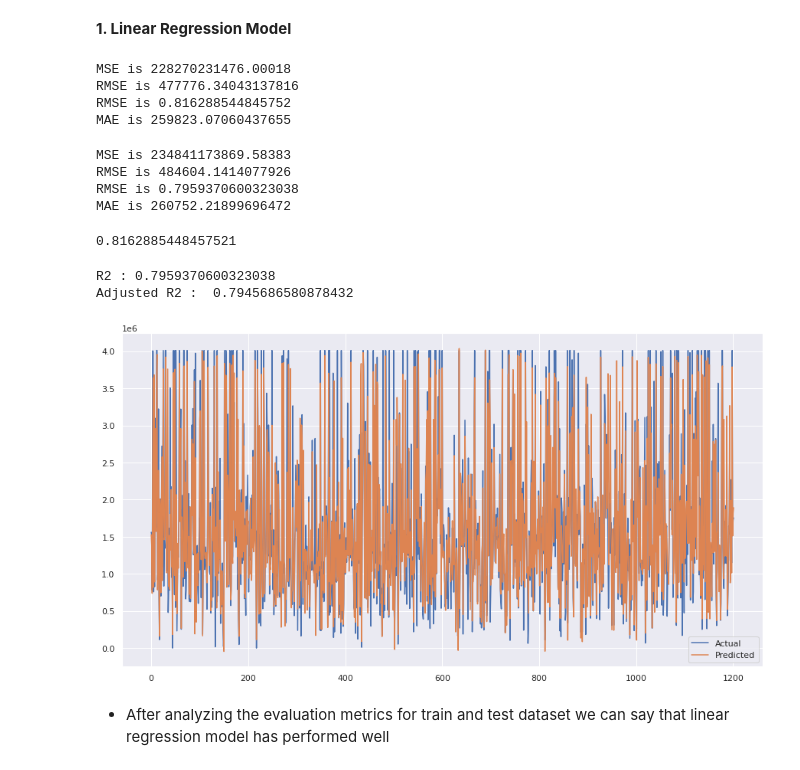
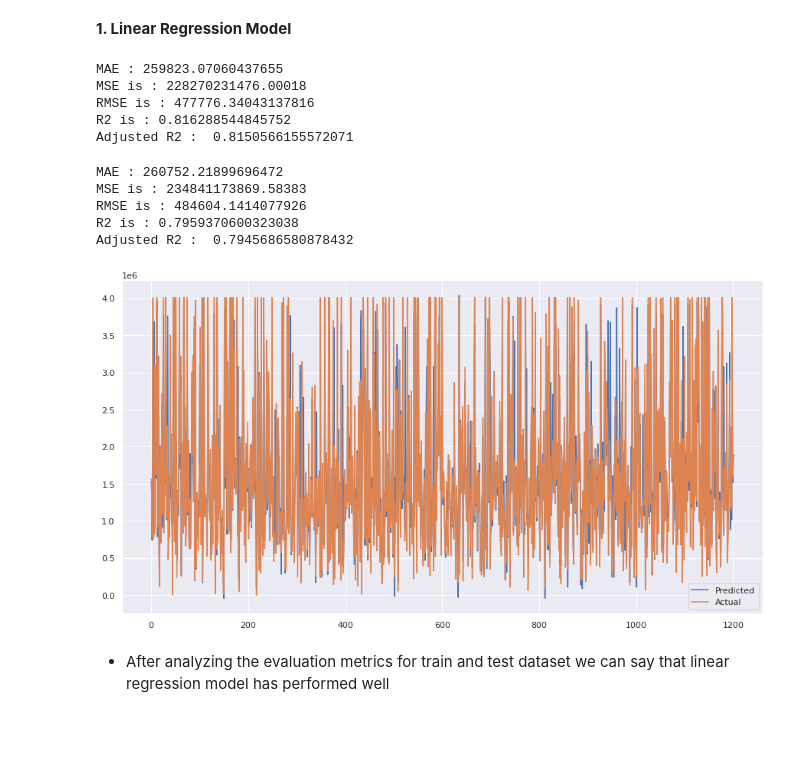
Before and after one commit to Aehteshaam-Shaikh/Ted-Talk-views-prediction, a Jupyter notebook: Ted_Talk_Views_Prediction.ipynb, the cells around one changed output. Drawn from its saved outputs; the diff is of its cells as text; code cells hidden in the pictures; blank space fills up the shorter version.

```diff
--- a/Ted_Talk_Views_Prediction.ipynb
+++ b/Ted_Talk_Views_Prediction.ipynb
@@ -680,41 +689,31 @@ def print_metrics(actual, predicted):
 # %%
 # printing the evaluation metrics for train dataset
-print_metrics(Y_train,Y_Train_pred)
+eval_metrics(Y_train,Y_Train_pred)
 # %% [output]
-MSE is 228270231476.00018
-RMSE is 477776.34043137816
-RMSE is 0.816288544845752
-MAE is 259823.07060437655
+MAE : 259823.07060437655
+MSE is : 228270231476.00018
+RMSE is : 477776.34043137816
+R2 is : 0.816288544845752
+Adjusted R2 :  0.8150566155572071
 # %%
 # printing the evaluation metrics for test dataset
-print_metrics(Y_test,Y_Test_pred)
+eval_metrics(Y_test,Y_Test_pred)
 # %% [output]
-MSE is 234841173869.58383
-RMSE is 484604.1414077926
-RMSE is 0.7959370600323038
-MAE is 260752.21899696472
+MAE : 260752.21899696472
+MSE is : 234841173869.58383
+RMSE is : 484604.1414077926
+R2 is : 0.7959370600323038
+Adjusted R2 :  0.7945686580878432
-# %%
-# Model score on train data
-reg.score(X_train,Y_train)
-# %% [output]
-0.8162885448457521
-# %%
-# R-squared for test data
-r2 = r2_score((Y_test),(Y_Test_pred))
-print("R2 :" ,r2)
-print("Adjusted R2 : ",1-(1-r2_score((Y_test), (Y_Test_pred)))*((X_test.shape[0]-1)/(X_test.shape[0]-X_test.shape[1]-1)))
-# %% [output]
-R2 : 0.7959370600323038
-Adjusted R2 :  0.7945686580878432
 # %%
 plt.figure(figsize=(15,8))
 
+plt.plot(Y_Test_pred)
 plt.plot(np.array(Y_test))
-plt.plot(Y_Test_pred)
-plt.legend(["Actual","Predicted"])
+
+plt.legend(['Predicted','Actual'])
 plt.show()
 # %% [output]
-[figure, old version]
+[figure, new version]
 # %% [markdown]
 
 * After analyzing the evaluation metrics for train and test dataset we can say that linear regression model has performed well
```
Also changed, not shown: parts of 33 cells of this notebook.
